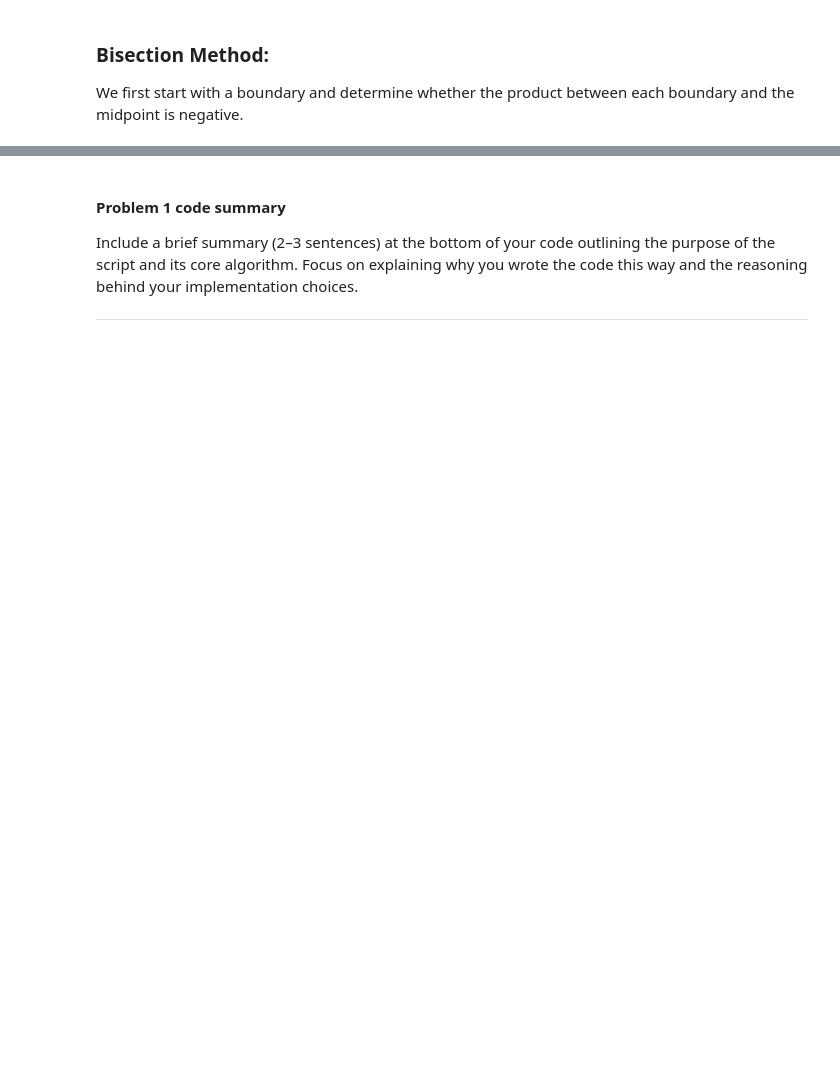
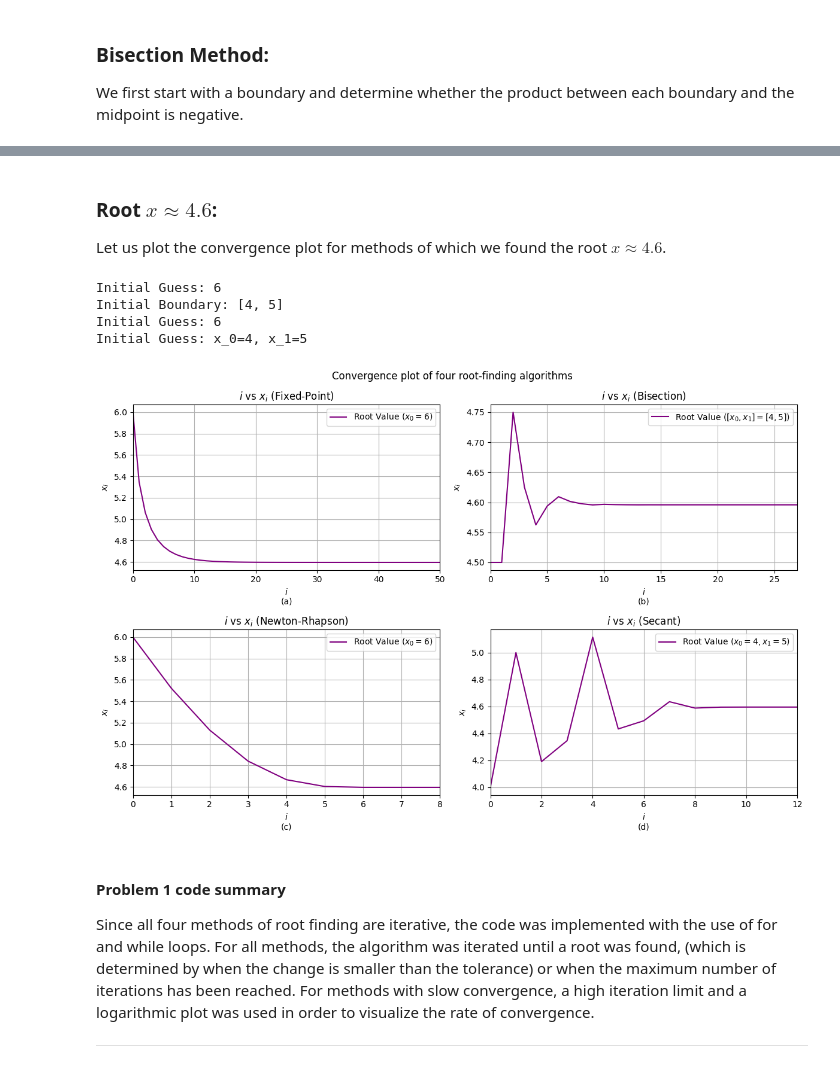
Before and after one commit to LorenzoJoquino/AP155_TX1_1sAY2627, a Jupyter notebook: Rivera/Exercise 7 - Root Finding/7RootFinding_RIVERA.ipynb, the cells around one changed output, grey strips where cells are left out. Drawn from its saved outputs; the diff is of its cells as text; code cells hidden in the pictures; blank space fills up the shorter version.

```diff
--- a/Rivera/Exercise 7 - Root Finding/7RootFinding_RIVERA.ipynb
+++ b/Rivera/Exercise 7 - Root Finding/7RootFinding_RIVERA.ipynb
@@ -286,6 +343,46 @@ def secant(function=f, derivative=fp, x_0=0, x_1=1, k=1000, tolerance=tolerance)
+# %% [markdown]
+### Root $x\approx 4.6$:
+
+Let us plot the convergence plot for methods of which we found the root $x\approx 4.6$.
+# %%
+zero_f = fixed_point(function=g, x_0=6, k=100000)
+zero_b = bisection_method(function=f, x_0=4, x_1=5)
+zero_n = newton_rhapson(x_0 = 6)
+zero_s = secant(x_0 = 4, x_1 = 5)
+
+zeros = [zero_f, zero_b, zero_n, zero_s]
+title = ["Fixed-Point", "Bisection", "Newton-Rhapson", "Secant"]
+guesses = ["$x_0 = 6$", "$[x_0, x_1] = [4, 5]$", "$x_0 = 6$", "$x_0 = 4, x_1 = 5$"]
+labels = ["(a)", "(b)", "(c)", "(d)"]
+
+fig, axs = plt.subplots(2, 2, figsize=(12,8))
+
+for root, name, guess, label, ax in zip(zeros, title, guesses, labels, axs.flat):
+    x = np.arange(len(root))
+    y = root
+
+    ax.plot(x, y, color='purple', ls='-', label=f'Root Value ({guess})')
+    ax.set_xlim(0, max(len(root) - 1, 1))
+    ax.set_xlabel(f'$i$\n{label}')
+    ax.set_ylabel('$x_i$')
+    ax.set_title(f'$i$ vs $x_i$ ({name})')
+    ax.legend()
+    ax.grid(True)
+
+plt.suptitle("Convergence plot of four root-finding algorithms")
+plt.tight_layout()
+plt.savefig("convergence.png")
+plt.show()
+# %% [output]
+Initial Guess: 6
+Initial Boundary: [4, 5]
+Initial Guess: 6
+Initial Guess: x_0=4, x_1=5
+[figure, added]
 # %% [markdown]
 #### Problem 1 code summary
 
-Include a brief summary (2–3 sentences) at the bottom of your code outlining the purpose of the script and its core algorithm. Focus on explaining why you wrote the code this way and the reasoning behind your implementation choices.
+
+Since all four methods of root finding are iterative, the code was implemented with the use of for and while loops. For all methods, the algorithm was iterated until a root was found, (which is determined by when the change is smaller than the tolerance) or when the maximum number of iterations has been reached. For methods with slow convergence, a high iteration limit and a logarithmic plot was used in order to visualize the rate of convergence.
 
 ---
```
Also changed, not shown: parts of 17 cells of this notebook, 1 other file.
